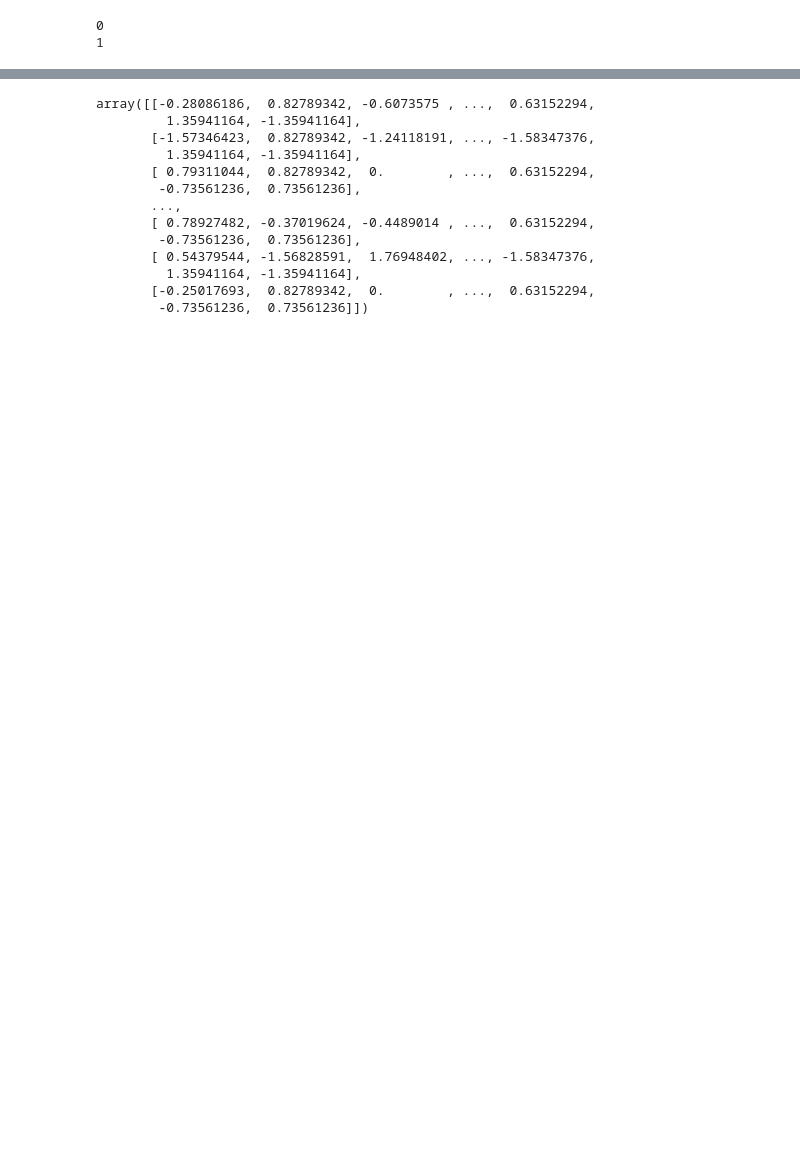
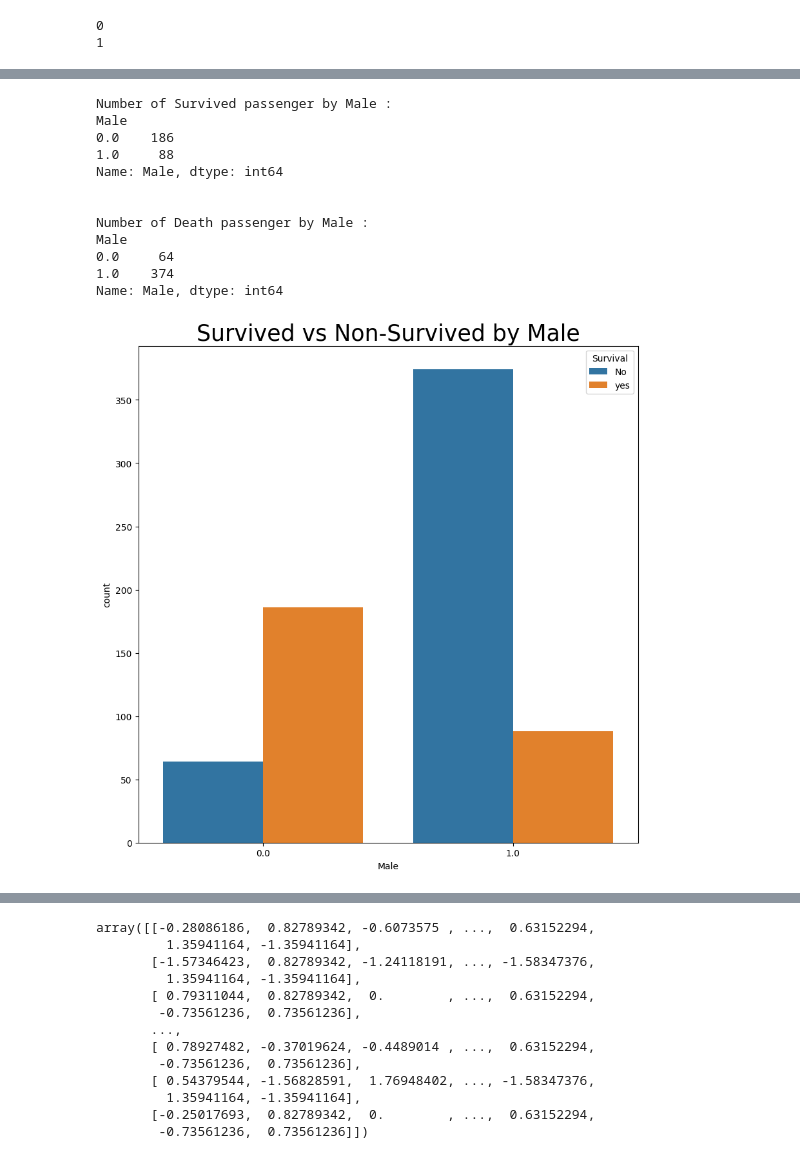
Before and after one commit to ushanShanilka/CI_Kaggle_Titanic_Competitions, a Jupyter notebook: titanic.ipynb, the cells around one changed output, grey strips where cells are left out. Drawn from its saved outputs; the diff is of its cells as text; code cells hidden in the pictures; blank space fills up the shorter version.

```diff
--- a/titanic.ipynb
+++ b/titanic.ipynb
@@ -212,0 +260,18 @@ memory usage: 72.3 KB
+# %%
+# Now check how many passengers (not)survived based on passenger's gender
+visualize_data('Male')
+print_survived_data_by_feature(strat_train_set,'Male')
+# %% [output]
+Number of Survived passenger by Male :
+Male
+0.0    186
+1.0     88
+Name: Male, dtype: int64
+
+
+Number of Death passenger by Male :
+Male
+0.0     64
+1.0    374
+Name: Male, dtype: int64
+[figure, added]
```
Also changed, not shown: parts of 25 cells of this notebook, 2 other files.
